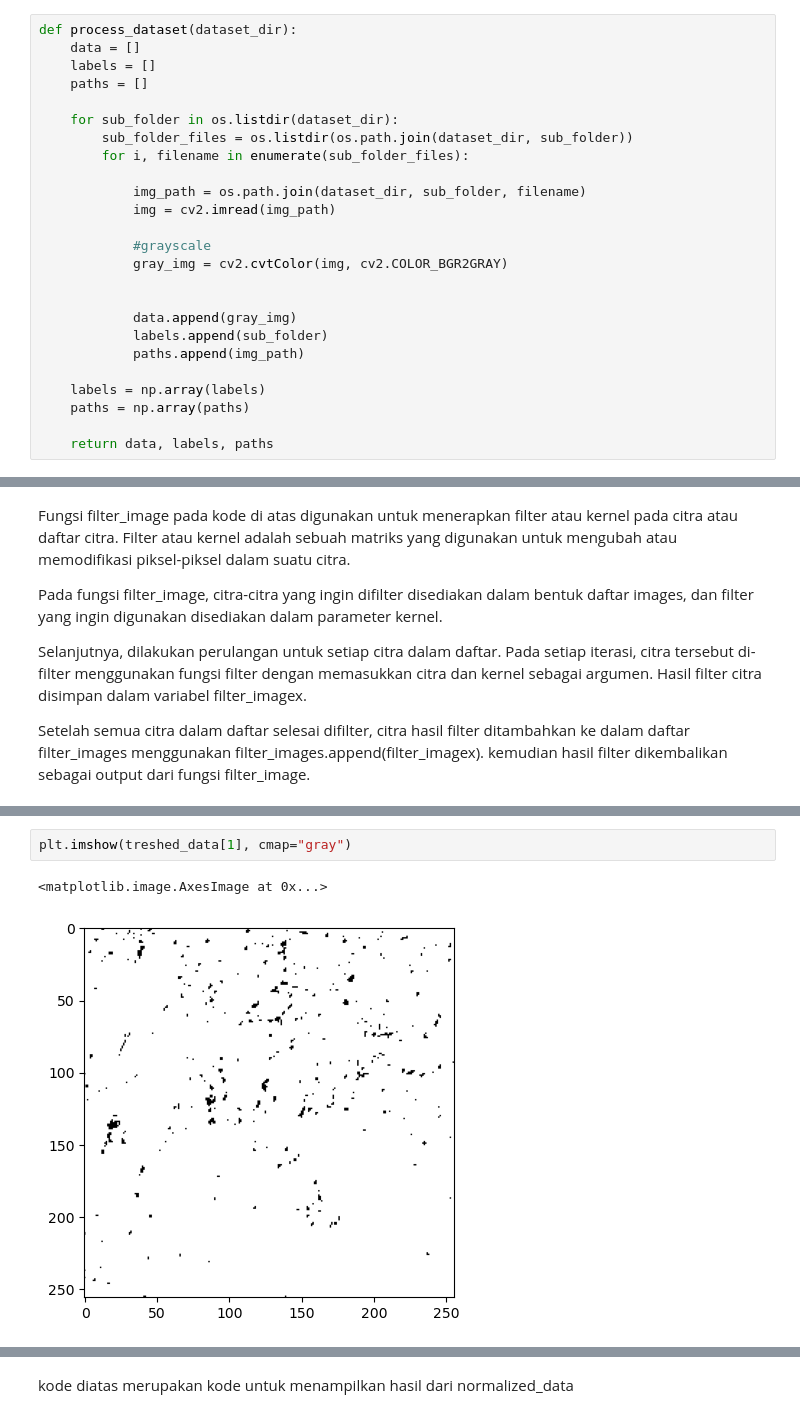
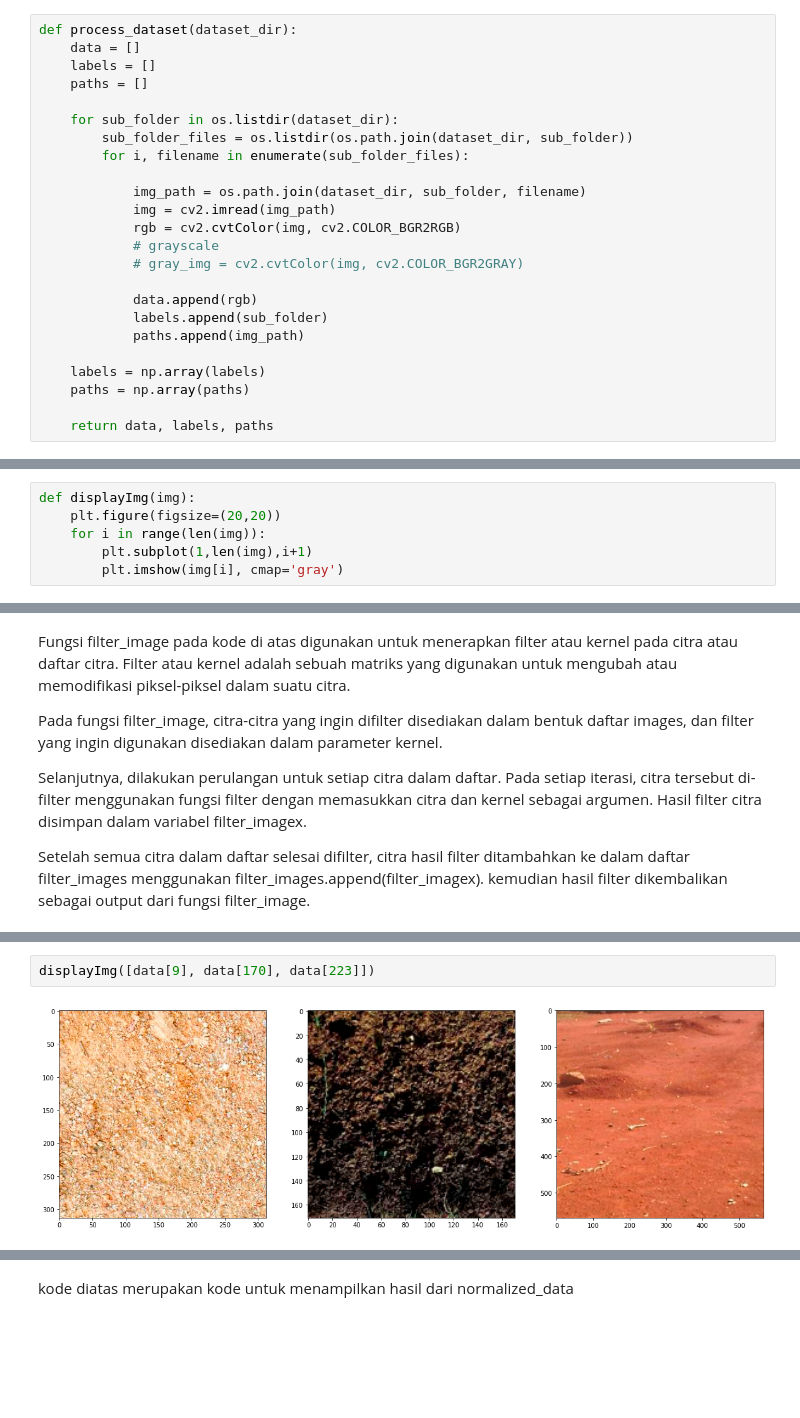
Before and after one commit to asadmuzakki/Tubes-PCD, a Jupyter notebook: Tubes PCD.ipynb, the cells around one changed output, grey strips where cells are left out. Drawn from its saved outputs; the diff is of its cells as text; blank space fills up the shorter version.

```diff
--- a/Tubes PCD.ipynb
+++ b/Tubes PCD.ipynb
@@ -22,12 +22,11 @@ def process_dataset(dataset_dir):
 
             img_path = os.path.join(dataset_dir, sub_folder, filename)
             img = cv2.imread(img_path)
+            rgb = cv2.cvtColor(img, cv2.COLOR_BGR2RGB)
+            # grayscale
+            # gray_img = cv2.cvtColor(img, cv2.COLOR_BGR2GRAY)
 
-            #grayscale
-            gray_img = cv2.cvtColor(img, cv2.COLOR_BGR2GRAY)
-
-
-            data.append(gray_img)
+            data.append(rgb)
             labels.append(sub_folder)
             paths.append(img_path)
 
@@ -61,6 +60,12 @@ Code di atas adalah sebuah fungsi bernama process_dataset yang digunakan untuk m
 -labels = np.array(labels), paths = np.array(paths): Mengubah list labels dan paths menjadi array numpy untuk kemudahan pengolahan data.
 
 -return data, labels, paths: Mengembalikan data, labels, dan paths sebagai output fungsi.
+# %%
+def displayImg(img):
+    plt.figure(figsize=(20,20))
+    for i in range(len(img)):
+        plt.subplot(1,len(img),i+1)
+        plt.imshow(img[i], cmap='gray')
 # %%
 def resize_images(images, target_size):
     resized_images = []
@@ -125,5 +128,4 @@ Terakhir, citra-citra dalam normalized_data dikenai thresholding menggunakan fun
-# %%
-plt.imshow(treshed_data[1], cmap="gray")
-# %% [output]
-<matplotlib.image.AxesImage at 0x...>
-[figure, removed]
+# %%
+displayImg([data[9], data[170], data[223]])
+# %% [output]
+[figure, added]
```
Also changed, not shown: parts of 39 cells of this notebook, 2 other files.
